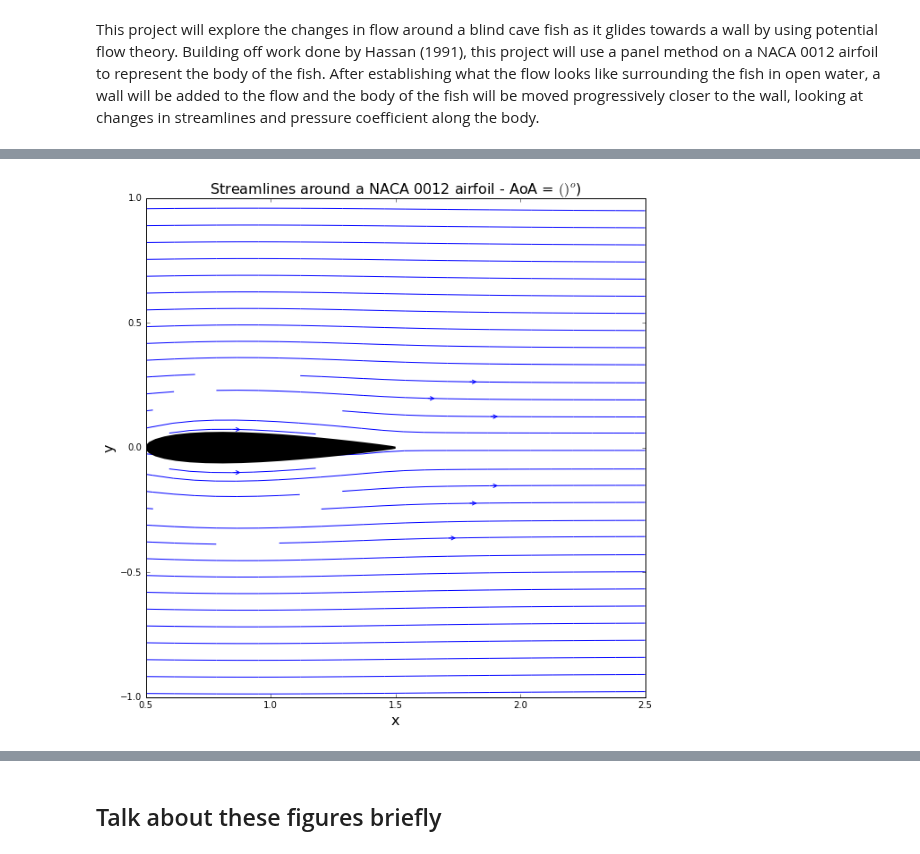
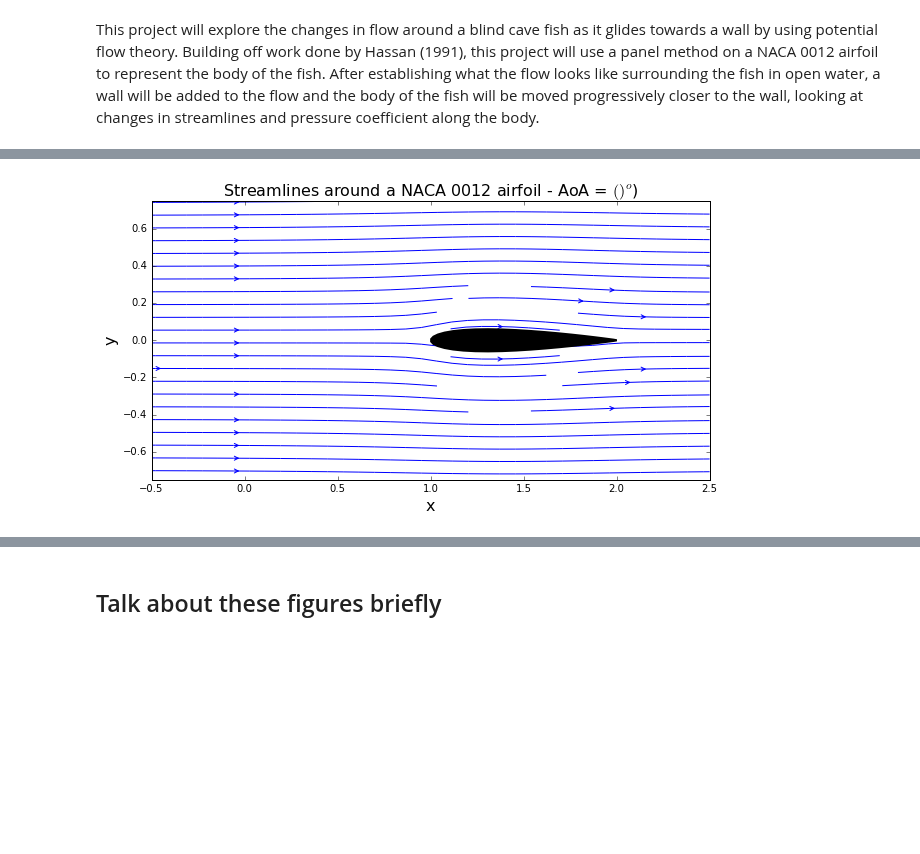
Before and after one commit to barbagroup/AeroPython-studentprojects2017, a Jupyter notebook: alexabaumer/Baumer_project.ipynb, the cells around one changed output, grey strips where cells are left out. Drawn from its saved outputs; the diff is of its cells as text; code cells hidden in the pictures; blank space fills up the shorter version.

Commit message:
moving the fish closer to the wall

```diff
--- a/alexabaumer/Baumer_project.ipynb
+++ b/alexabaumer/Baumer_project.ipynb
@@ -32,12 +32,10 @@ u_inf = 1.0
 
 naca_filepath = os.path.join('naca0012.dat')
 with open (naca_filepath, 'r') as file_name:
-    x, y = numpy.loadtxt(file_name, dtype=float, delimiter='\t', unpack=True)
+    x_fish, y_fish = numpy.loadtxt(file_name, dtype=float, delimiter='\t', unpack=True)
 
-x = x + 0.5
-y_airfoil = (-1.0*y)
+x_fish100 = x_fish + 1.0
 
-print(x.shape)
-print(x_airfoil.shape)
-print(y.size)
-print(y_airfoil.size)
+#To keep our plots consistent, we will use the following limits
+x_start, x_end = -0.5, 2.5
+y_start, y_end = -0.75, 0.75
@@ -139,17 +132,17 @@ def define_panels(x, y, N=40):
     return panels
 # %%
 N = 40
-panels = define_panels(x, y, N)
+panels = define_panels(x_fish100, y_fish, N)
 
-width=10
-pyplot.figure(figsize=(width, width))
-pyplot.grid()
-pyplot.xlabel('x', fontsize=16)
-pyplot.ylabel('y', fontsize=16)
-pyplot.plot(x, y, color='k', linestyle='-', linewidth=2)
-pyplot.plot(numpy.append([panel.xa for panel in panels], panels[0].xa),
-           numpy.append([panel.ya for panel in panels], panels[0].ya),
-           linestyle='-', linewidth=1, marker='o', markersize=6, color='r')
-pyplot.axis('scaled', adjustable='box')
-pyplot.xlim(0.9, 2.1)
-pyplot.ylim(-0.1, 0.1)
+#width=10
+#pyplot.figure(figsize=(width, width))
+##pyplot.grid()
+#pyplot.xlabel('x', fontsize=16)
+#pyplot.ylabel('y', fontsize=16)
+#pyplot.plot(x, y, color='k', linestyle='-', linewidth=2)
+#pyplot.plot(numpy.append([panel.xa for panel in panels], panels[0].xa),
+ #          numpy.append([panel.ya for panel in panels], panels[0].ya),
+#           linestyle='-', linewidth=1, marker='o', markersize=6, color='r')
+#pyplot.axis('scaled', adjustable='box')
+#pyplot.xlim(x_start, x_end)
+#pyplot.ylim(-0.1, 0.1)
@@ -290,20 +284,20 @@ uF, vF = get_velocity_field(panels, freestream, X, Y)
 # %%
 #plot velocity field
 width = 10
 pyplot.figure(figsize=(width, width))
 pyplot.xlabel('x', fontsize=16)
 pyplot.ylabel('y', fontsize=16)
 pyplot.streamplot(X,Y,uF,vF,
                  density=2.0, linewidth=1, arrowsize=1, arrowstyle='->')
 pyplot.fill([panel.xc for panel in panels],
            [panel.yc for panel in panels],
            color='k', linestyle='solid', linewidth=2, zorder=2)
 pyplot.axis('scaled', adjustable='box')
-pyplot.xlim(0.5, 2.5)
-pyplot.ylim(-1.0, 1.0)
+pyplot.xlim(x_start, x_end)
+pyplot.ylim(y_start, y_end)
 pyplot.title('Streamlines around a NACA 0012 airfoil - AoA = $()^o$)'.format(alpha), fontsize=16);
 # %% [output]
-[figure, old version]
+[figure, new version]
 # %%
 # compute the pressure field
 cp = 1.0 - (uF**2+vF**2)/freestream.u_inf**2
```
Also changed, not shown: parts of 21 cells of this notebook.
